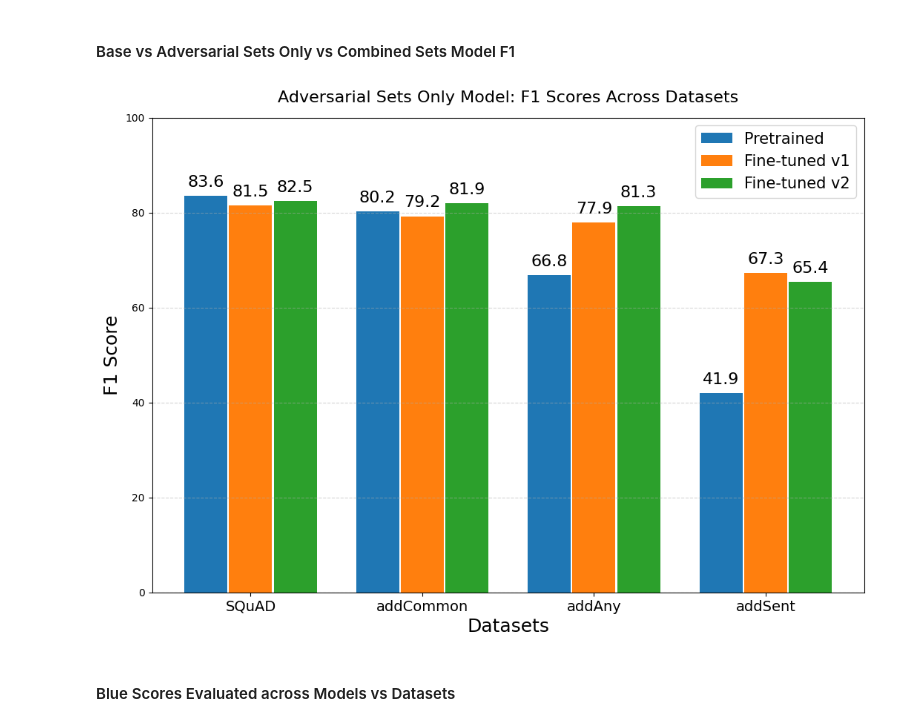
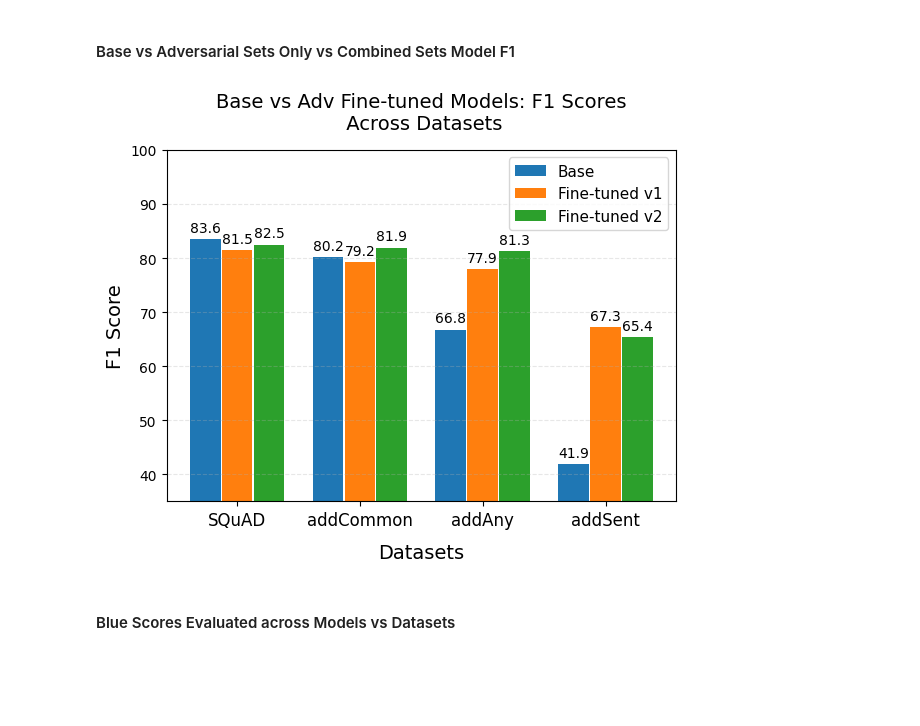
Before and after one commit to Shaz-Momin/nlp-fp-dataset-artifacts, a Jupyter notebook: new_results.ipynb, the cells around one changed output. Drawn from its saved outputs; the diff is of its cells as text; code cells hidden in the pictures; blank space fills up the shorter version.

```diff
--- a/new_results.ipynb
+++ b/new_results.ipynb
@@ -11,7 +11,7 @@ fine_tuned_v2_evals = {'SQuAD': './new_eval_outputs/adv_combined_v2/base_squad',
 import json
 import matplotlib.pyplot as plt
 
-def plot_metric_results(metric, title, yLabel, label_format="%.1f", ylim=(0, 100)):
+def plot_metric_results(metric, title, yLabel, label_format="%.1f", ylim=(35, 100)):
     # Load the data from the JSON files
     def load_scores(eval_paths):
         scores = {}
@@ -24,47 +24,46 @@ def plot_metric_results(metric, title, yLabel, label_format="%.1f", ylim=(0, 100
                     scores[key] = data[metric]
                 else:
                     print(f"Metric {metric} not found in {path}/eval_metrics.json")
         return scores
 
     pretrained_scores = load_scores(pretrained_evals)
     fine_tuned_v1_scores = load_scores(fine_tuned_v1_evals)
     fine_tuned_v2_scores = load_scores(fine_tuned_v2_evals)
 
     # Define the datasets
     datasets = list(pretrained_evals.keys())
 
     # Plot the F1 scores
-    fig, ax = plt.subplots(figsize=(12, 8))
+    fig, ax = plt.subplots(figsize=(6, 5))
     bar_width = 0.25
     padding = 0.01
     index = range(len(datasets))
 
-    bar1 = plt.bar([i - bar_width - padding for i in index], [pretrained_scores[dataset] for dataset in datasets], bar_width, label='Pretrained')
+    bar1 = plt.bar([i - bar_width - padding for i in index], [pretrained_scores[dataset] for dataset in datasets], bar_width, label='Base')
     bar2 = plt.bar([i for i in index], [fine_tuned_v1_scores[dataset] for dataset in datasets], bar_width, label='Fine-tuned v1')
     bar3 = plt.bar([i + bar_width + padding for i in index], [fine_tuned_v2_scores[dataset] for dataset in datasets], bar_width, label='Fine-tuned v2')
 
     # Add labels for each bar
-    plt.bar_label(bar1, padding=6, fontsize=16, fmt=label_format)
-    plt.bar_label(bar2, padding=6, fontsize=16, fmt=label_format)
-    plt.bar_label(bar3, padding=6, fontsize=16, fmt=label_format)
+    plt.bar_label(bar1, padding=3, fontsize=10, fmt=label_format)
+    plt.bar_label(bar2, padding=3, fontsize=10, fmt=label_format)
+    plt.bar_label(bar3, padding=3, fontsize=10, fmt=label_format)
 
     # Add titles and labels
-    plt.xlabel('Datasets', fontsize=18)
-    plt.ylabel(yLabel, fontsize=18)
-    plt.title(title, fontsize=16, pad=15)
-    plt.grid(axis='y', linestyle='--', alpha=0.5)
+    plt.xlabel('Datasets', fontsize=14, labelpad=10)
+    plt.ylabel(yLabel, fontsize=14)
+    plt.title(title, fontsize=14, pad=15)
+    plt.grid(axis='y', linestyle='--', alpha=0.3)
     plt.ylim(ylim)
-    plt.xticks([i for i in index], datasets, fontsize=14)
-    plt.legend(fontsize=15)  # Increase the font size of the legend
+    plt.xticks([i for i in index], datasets, fontsize=12)
+    plt.legend(fontsize=11)  # Increase the font size of the legend
 
 
     plt.tight_layout()
-    plt.subplots_adjust(left=0.1, right=0.9, top=0.9, bottom=0.1)  # Add padding around the whole chart
     plt.show()
 
-plot_metric_results(metric='eval_f1', yLabel="F1 Score", title='Adversarial Sets Only Model: F1 Scores Across Datasets')
+plot_metric_results(metric='eval_f1', yLabel="F1 Score", title='Base vs Adv Fine-tuned Models: F1 Scores\n Across Datasets')
 # %% [output]
-[figure, old version]
+[figure, new version]
 # %% [markdown]
 #### Blue Scores Evaluated across Models vs Datasets
 # %%
```
Also changed, not shown: parts of 5 cells of this notebook, 2 other files.
